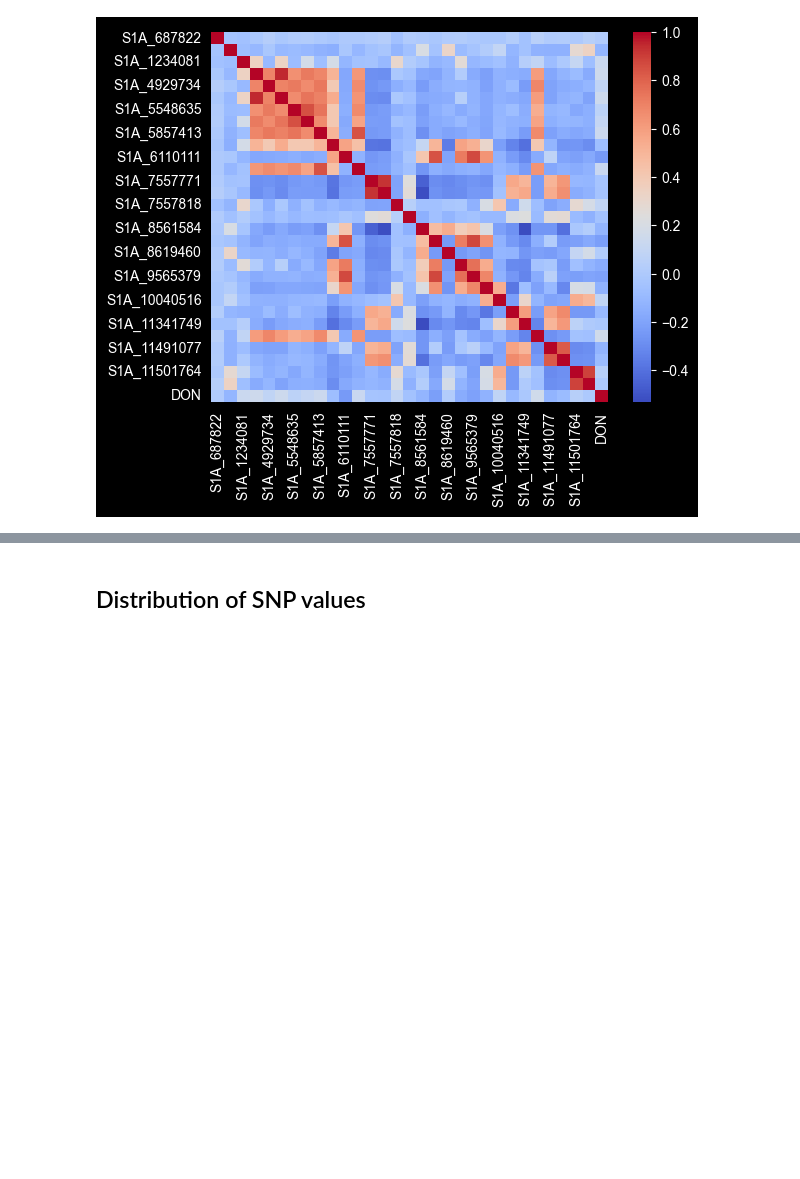
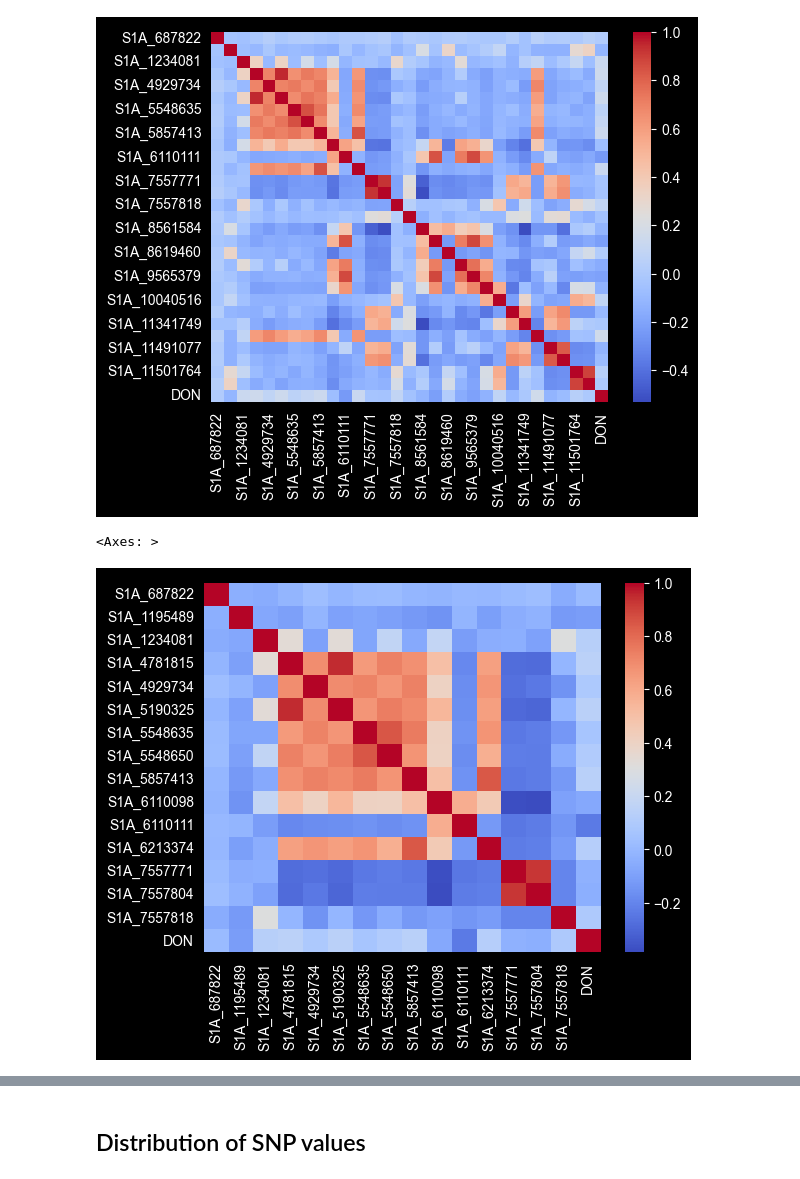
Before and after one commit to HochenM/GeneCompass, a Jupyter notebook: notebooks/02_EDA.ipynb, the cells around one changed output, grey strips where cells are left out. Saved outputs shown, nothing was run; the diff lists cells and outputs as text; code cells hidden in the pictures; blank space fills up the shorter version.

```diff
--- a/notebooks/02_EDA.ipynb
+++ b/notebooks/02_EDA.ipynb
@@ -189,3 +223,11 @@ sns.heatmap(corr_matrix2, annot=False, cmap="coolwarm",cbar=True)
 # %% [output]
 <Axes: >
 [figure]
+# %%
+subset2 = X_cleaned.iloc[:,:15]
+subset2['DON'] = y
+corr_matrix3 = subset2.corr()
+sns.heatmap(corr_matrix3, annot=False, cmap="coolwarm",cbar=True)
+# %% [output]
+<Axes: >
+[figure, added]
```
Also changed, not shown: parts of 15 cells of this notebook, 3 other files.
